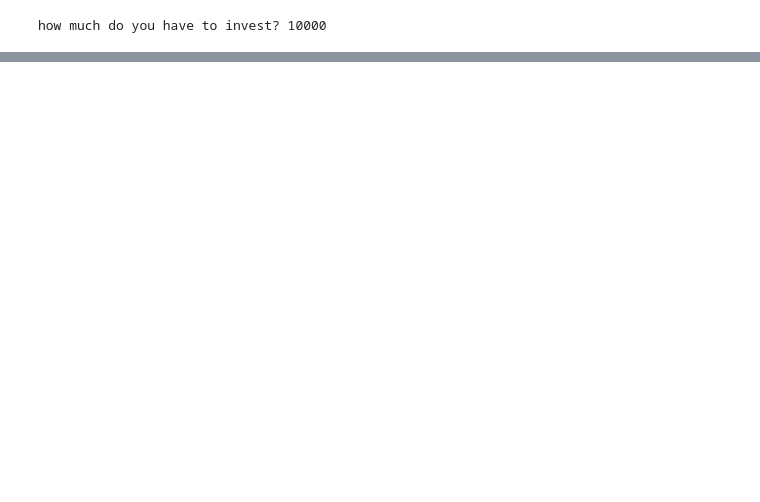
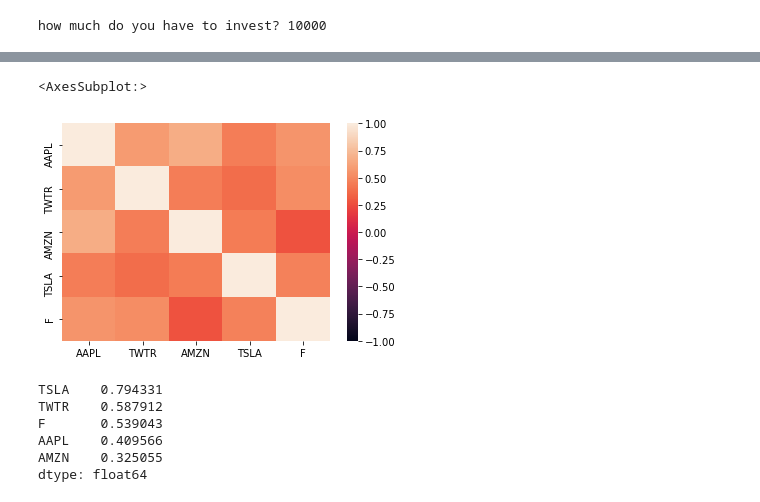
Before and after one commit to derrickclaye/Invest-a-Bull, a Jupyter notebook: analysis.ipynb, the cells around one changed output, grey strips where cells are left out. Cells and saved outputs as stored; diff of their text form; code cells hidden in the pictures; blank space fills up the shorter version.

```diff
--- a/analysis.ipynb
+++ b/analysis.ipynb
@@ -58,0 +133,17 @@ calculate(tickers, capital)
+# %%
+correlations = daily_returns.corr()
+sns.heatmap(correlations, vmin=-1, vmax=1)
+# %% [output]
+<AxesSubplot:>
+[figure, added]
+# %%
+std_deviations = daily_returns.std()
+annualized_std = (std_deviations * np.sqrt(252)).sort_values(ascending=False)
+annualized_std
+# %% [output]
+TSLA    0.794331
+TWTR    0.587912
+F       0.539043
+AAPL    0.409566
+AMZN    0.325055
+dtype: float64
```
Also changed, not shown: parts of 17 cells of this notebook, 2 other files.
